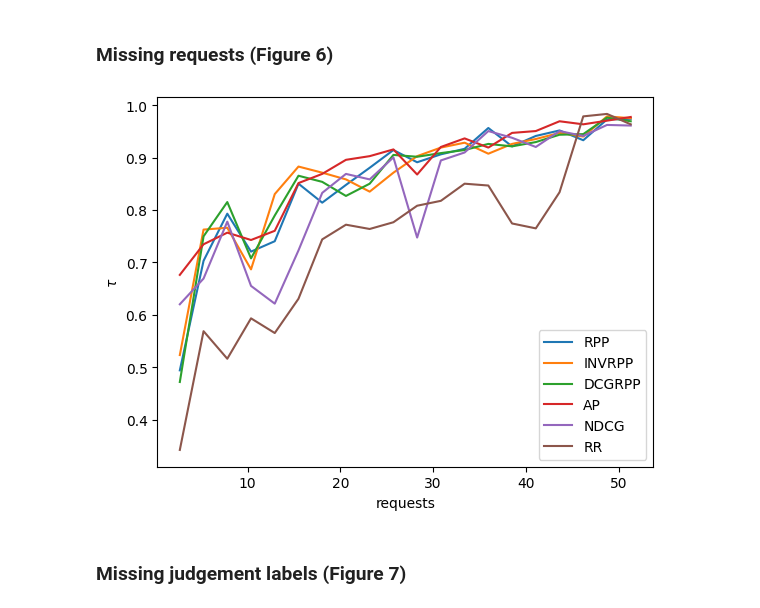
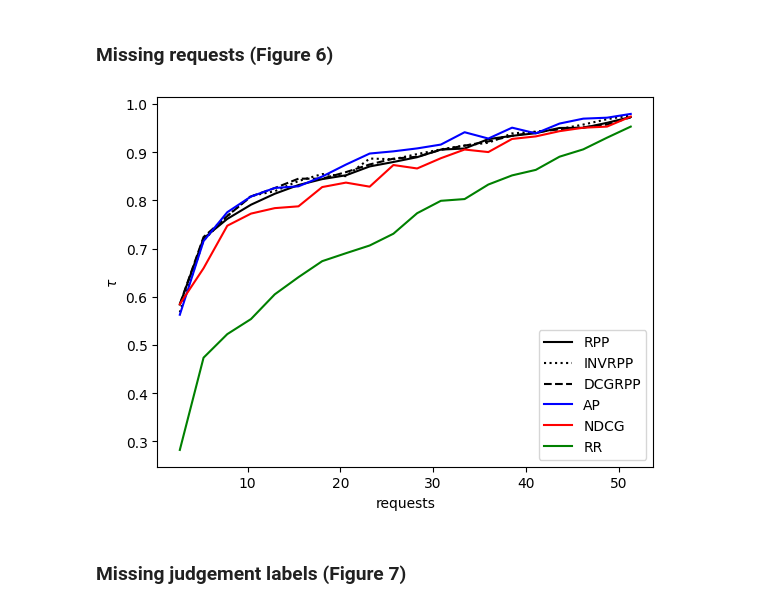
Before and after one commit to SitaraLiang/ir-rpp-project, a Jupyter notebook: experiments/vlad/statistics_on_scores.ipynb, the cells around one changed output. Drawn from its saved outputs; the diff is of its cells as text; code cells hidden in the pictures.

Commit message:
adapt missing queries for running multiple samples

```diff
--- a/experiments/vlad/statistics_on_scores.ipynb
+++ b/experiments/vlad/statistics_on_scores.ipynb
@@ -100,25 +100,41 @@ missing_queries_tau = {}
 for metric in ALL_METRICS:
     missing_queries_tau[metric] = []
     for query_fraction in QUERY_FRACTIONS:
-        # TODO: agglomerate across samples
-        tau, _ = run_kendal_tau(
-            get_ordering(missing_queries_orderings[float(query_fraction)], metric),
-            get_ordering(system_orderings, metric),
-        )
-        missing_queries_tau[metric].append(tau)
+        tau_mean = 0
+        n_samples = 0
+        for missing_queries_orderings in missing_queries_orderings_by_sample[float(query_fraction)]:
+            tau, _ = run_kendal_tau(
+                get_ordering(missing_queries_orderings, metric),
+                get_ordering(system_orderings, metric),
+            )
+            tau_mean += tau
+            n_samples += 1
+        tau_mean /= n_samples
+        missing_queries_tau[metric].append(tau_mean)
-# %%
-for metric in ALL_METRICS:
-    plt.plot(
-        [fraction * len(qrels) for fraction in QUERY_FRACTIONS],
-        missing_queries_tau[metric],
-        label=metric.upper(),
-    )
-plt.legend()
-plt.xlabel("requests")
-plt.ylabel("$\\tau$")
-plt.show()
-# %% [output]
-[figure, removed]
+# %%
+METRIC_STYLES = {
+    "rpp":     {"color": "black",  "linestyle": "-"},
+    "dcgrpp":  {"color": "black",  "linestyle": "--"},
+    "invrpp":  {"color": "black",  "linestyle": ":"},
+    "ndcg":    {"color": "red",    "linestyle": "-"},
+    "ap":      {"color": "blue",   "linestyle": "-"},
+    "rr":      {"color": "green",  "linestyle": "-"},
+}
+
+for metric in ALL_METRICS:
+    style = METRIC_STYLES.get(metric.lower(), {})
+    plt.plot(
+        [fraction * len(qrels) for fraction in QUERY_FRACTIONS],
+        missing_queries_tau[metric],
+        label=metric.upper(),
+        **style,
+    )
+plt.legend()
+plt.xlabel("requests")
+plt.ylabel("$\\tau$")
+plt.show()
+# %% [output]
+[figure, added]
 # %% [markdown]
 ### Missing judgement labels (Figure 7)
 # %%
```
Also changed, not shown: parts of 1 cell of this notebook, 1 other file.
